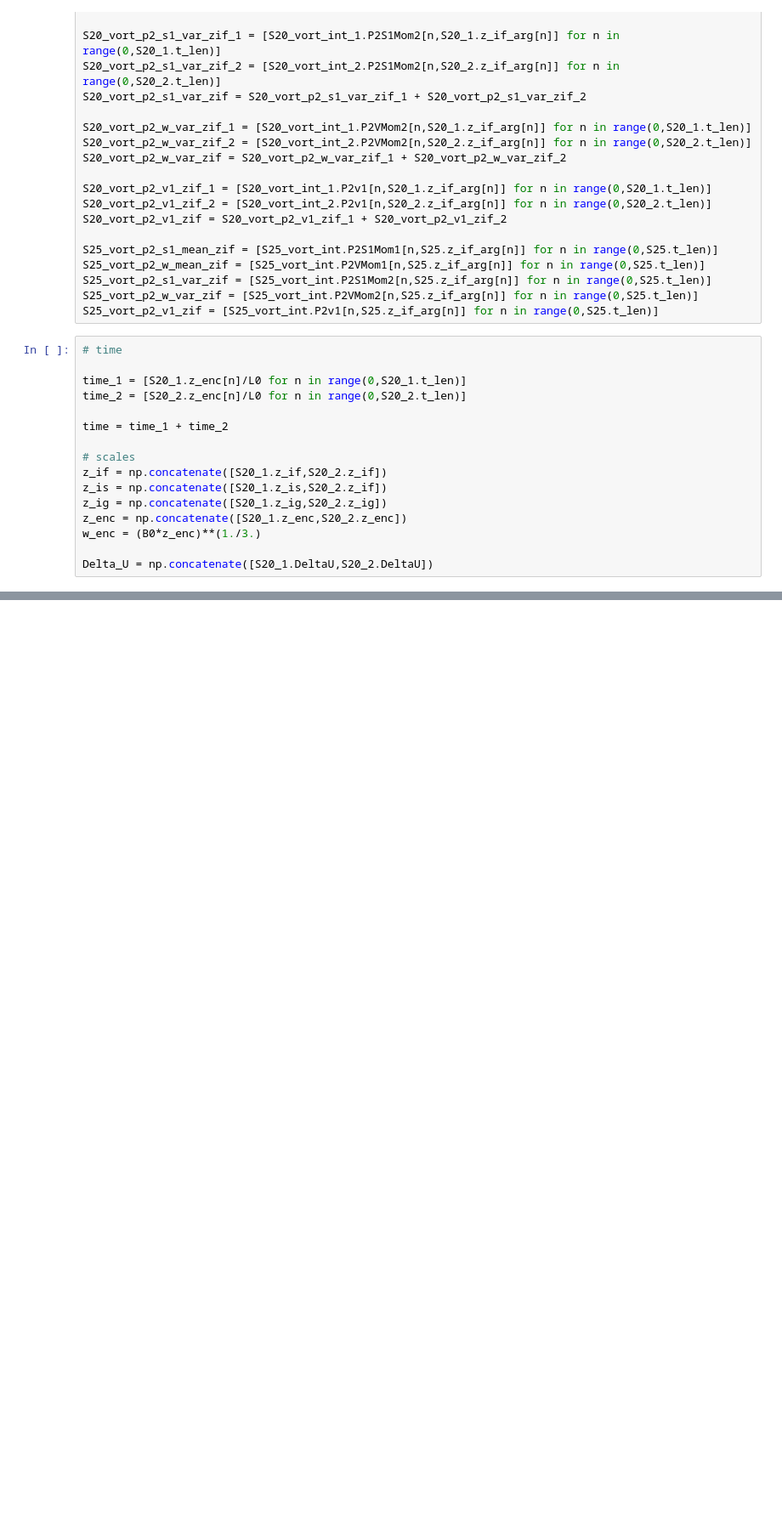
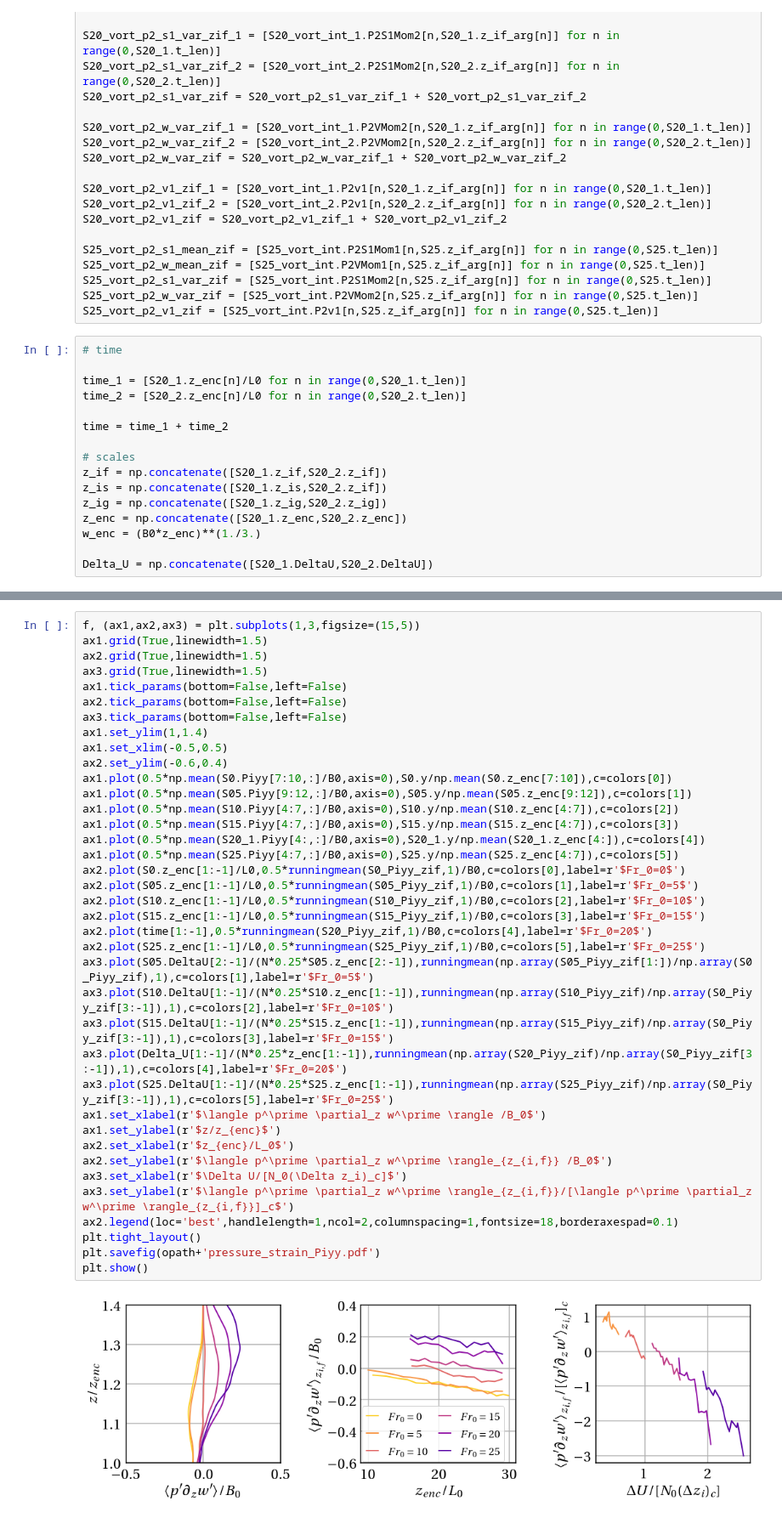
Before and after one commit to katherine-fodor/tlab-tools, a Jupyter notebook: stats_cond_time.ipynb, the cells around one changed output, grey strips where cells are left out. Shown: that part at 85% size. Drawn from its saved outputs; the diff is of its cells as text; blank space fills up the shorter version.

```diff
--- a/stats_cond_time.ipynb
+++ b/stats_cond_time.ipynb
@@ -370,0 +442,40 @@ plt.show()
+# %%
+f, (ax1,ax2,ax3) = plt.subplots(1,3,figsize=(15,5))
+ax1.grid(True,linewidth=1.5)
+ax2.grid(True,linewidth=1.5)
+ax3.grid(True,linewidth=1.5)
+ax1.tick_params(bottom=False,left=False)
+ax2.tick_params(bottom=False,left=False)
+ax3.tick_params(bottom=False,left=False)
+ax1.set_ylim(1,1.4)
+ax1.set_xlim(-0.5,0.5)
+ax2.set_ylim(-0.6,0.4)
+ax1.plot(0.5*np.mean(S0.Piyy[7:10,:]/B0,axis=0),S0.y/np.mean(S0.z_enc[7:10]),c=colors[0])
+ax1.plot(0.5*np.mean(S05.Piyy[9:12,:]/B0,axis=0),S05.y/np.mean(S05.z_enc[9:12]),c=colors[1])
+ax1.plot(0.5*np.mean(S10.Piyy[4:7,:]/B0,axis=0),S10.y/np.mean(S10.z_enc[4:7]),c=colors[2])
+ax1.plot(0.5*np.mean(S15.Piyy[4:7,:]/B0,axis=0),S15.y/np.mean(S15.z_enc[4:7]),c=colors[3])
+ax1.plot(0.5*np.mean(S20_1.Piyy[4:,:]/B0,axis=0),S20_1.y/np.mean(S20_1.z_enc[4:]),c=colors[4])
+ax1.plot(0.5*np.mean(S25.Piyy[4:7,:]/B0,axis=0),S25.y/np.mean(S25.z_enc[4:7]),c=colors[5])
+ax2.plot(S0.z_enc[1:-1]/L0,0.5*runningmean(S0_Piyy_zif,1)/B0,c=colors[0],label=r'$Fr_0=0$')
+ax2.plot(S05.z_enc[1:-1]/L0,0.5*runningmean(S05_Piyy_zif,1)/B0,c=colors[1],label=r'$Fr_0=5$')
+ax2.plot(S10.z_enc[1:-1]/L0,0.5*runningmean(S10_Piyy_zif,1)/B0,c=colors[2],label=r'$Fr_0=10$')
+ax2.plot(S15.z_enc[1:-1]/L0,0.5*runningmean(S15_Piyy_zif,1)/B0,c=colors[3],label=r'$Fr_0=15$')
+ax2.plot(time[1:-1],0.5*runningmean(S20_Piyy_zif,1)/B0,c=colors[4],label=r'$Fr_0=20$')
+ax2.plot(S25.z_enc[1:-1]/L0,0.5*runningmean(S25_Piyy_zif,1)/B0,c=colors[5],label=r'$Fr_0=25$')
+ax3.plot(S05.DeltaU[2:-1]/(N*0.25*S05.z_enc[2:-1]),runningmean(np.array(S05_Piyy_zif[1:])/np.array(S0_Piyy_zif),1),c=colors[1],label=r'$Fr_0=5$')
+ax3.plot(S10.DeltaU[1:-1]/(N*0.25*S10.z_enc[1:-1]),runningmean(np.array(S10_Piyy_zif)/np.array(S0_Piyy_zif[3:-1]),1),c=colors[2],label=r'$Fr_0=10$')
+ax3.plot(S15.DeltaU[1:-1]/(N*0.25*S15.z_enc[1:-1]),runningmean(np.array(S15_Piyy_zif)/np.array(S0_Piyy_zif[3:-1]),1),c=colors[3],label=r'$Fr_0=15$')
+ax3.plot(Delta_U[1:-1]/(N*0.25*z_enc[1:-1]),runningmean(np.array(S20_Piyy_zif)/np.array(S0_Piyy_zif[3:-1]),1),c=colors[4],label=r'$Fr_0=20$')
+ax3.plot(S25.DeltaU[1:-1]/(N*0.25*S25.z_enc[1:-1]),runningmean(np.array(S25_Piyy_zif)/np.array(S0_Piyy_zif[3:-1]),1),c=colors[5],label=r'$Fr_0=25$')
+ax1.set_xlabel(r'$\langle p^\prime \partial_z w^\prime \rangle /B_0$')
+ax1.set_ylabel(r'$z/z_{enc}$')
+ax2.set_xlabel(r'$z_{enc}/L_0$')
+ax2.set_ylabel(r'$\langle p^\prime \partial_z w^\prime \rangle_{z_{i,f}} /B_0$')
+ax3.set_xlabel(r'$\Delta U/[N_0(\Delta z_i)_c]$')
+ax3.set_ylabel(r'$\langle p^\prime \partial_z w^\prime \rangle_{z_{i,f}}/[\langle p^\prime \partial_z w^\prime \rangle_{z_{i,f}}]_c$')
+ax2.legend(loc='best',handlelength=1,ncol=2,columnspacing=1,fontsize=18,borderaxespad=0.1)
+plt.tight_layout()
+plt.savefig(opath+'pressure_strain_Piyy.pdf')
+plt.show()
+# %% [output]
+[figure, added]
```
Also changed, not shown: parts of 17 cells of this notebook, 3 other files.
